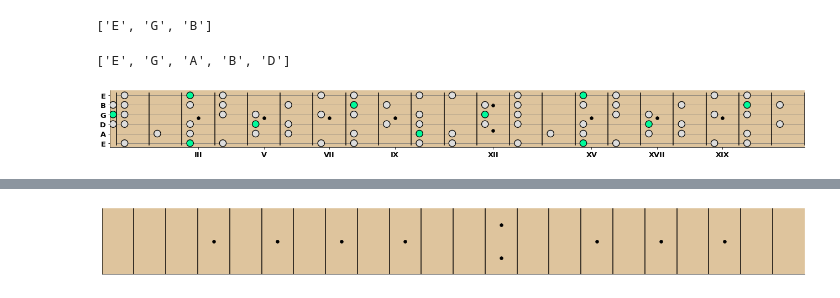
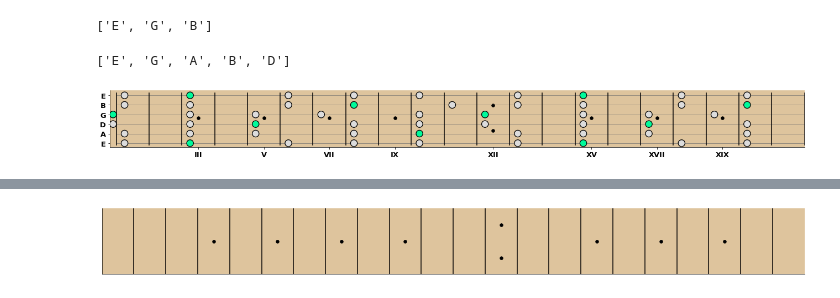
Before and after one commit to dantaki/music, a Jupyter notebook: music.ipynb, the cells around one changed output, grey strips where cells are left out. Saved outputs shown, nothing was run; the diff lists cells and outputs as text; code cells hidden in the pictures.

```diff
--- a/music.ipynb
+++ b/music.ipynb
@@ -163,14 +163,14 @@ Music().return_notes('E','triad','minor')
 # %%
 M = Music()
 cph = M.return_notes('E','pentatonic','minor')
 print(cph)
 amin= M.return_notes('D','pentatonic','minor')
 cmaj = M.return_notes('B','triad','minor')
 #3 5 7 9
-s = M.return_notes('G','phrygian','dominant')
+s = M.return_notes('G','pentatonic','minor')
 G = Guitar(M)
 G.fret_notes(s)
-G.f.savefig("img/scales/g_minor_harmonic_phrygian.svg")
+#G.f.savefig("img/scales/g_minor_harmonic_phrygian.svg")
 # %% [output]
 ['E', 'G', 'A', 'B', 'D']
-[figure, old version]
+[figure, new version]
```
Also changed, not shown: parts of 2 cells of this notebook, 19 other files.
